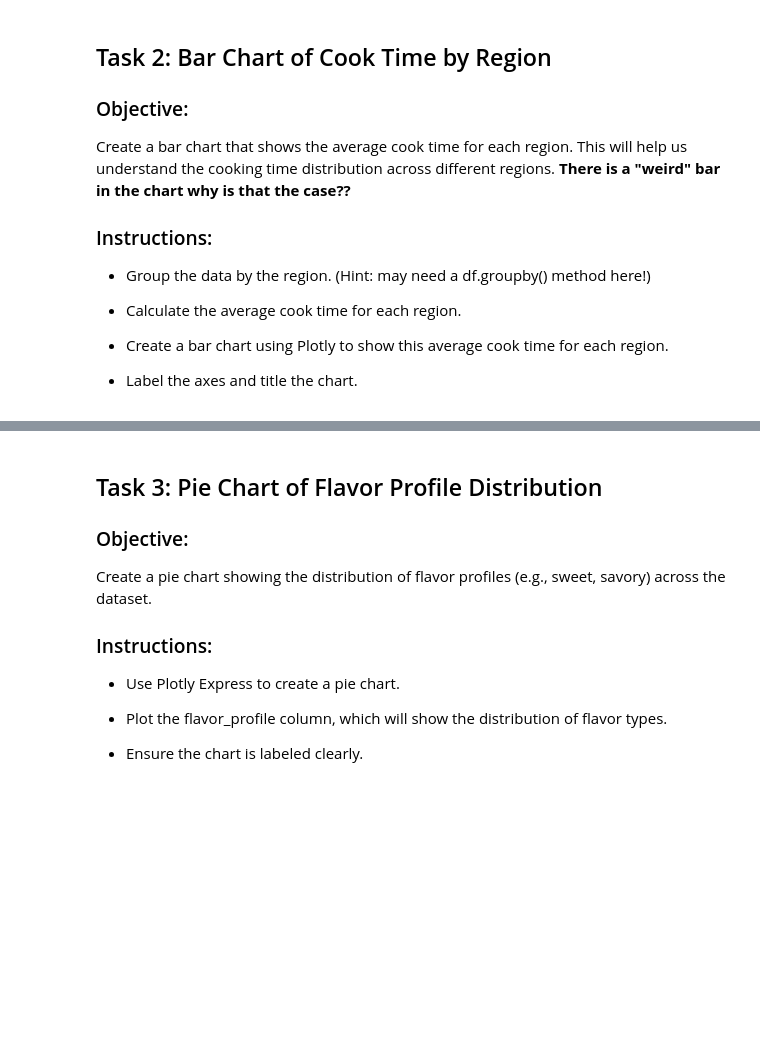
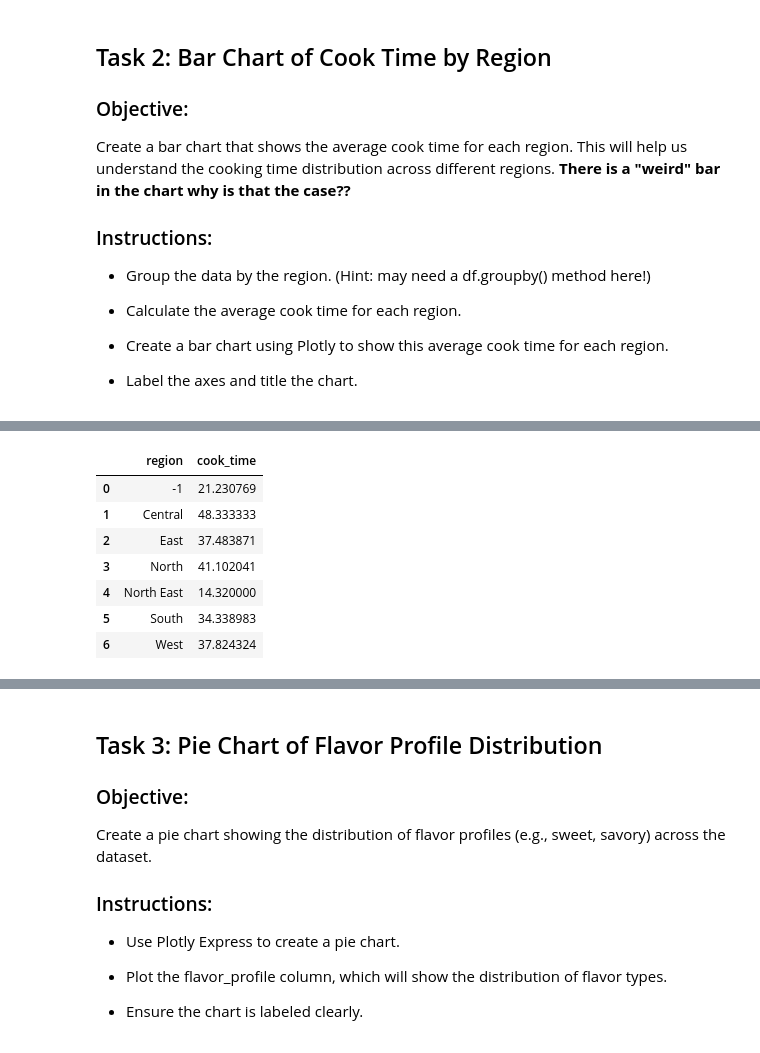
Before and after one commit to ro-the-creator/DA2025_Lectures, a Jupyter notebook: Mod2/DataChallenges/Plotly_STUDENT.ipynb, the cells around one changed output, grey strips where cells are left out. Drawn from its saved outputs; the diff is of its cells as text; code cells hidden in the pictures; blank space fills up the shorter version.

```diff
--- a/Mod2/DataChallenges/Plotly_STUDENT.ipynb
+++ b/Mod2/DataChallenges/Plotly_STUDENT.ipynb
@@ -59,10 +79,10 @@ Create a bar chart that shows the average cook time for each region. This will h
 # %%
 # Task 2: Create a bar chart showing the average cook time by region
 # Fill in the code to group by region and calculate the average cook time
-df_region_avg = df.groupby(None)[None].mean().reset_index()
+df_region_avg = df.groupby('region')['cook_time'].mean().reset_index()
 
 # Create the bar chart
-fig = None(df_region_avg, x=None, y=None, title="Average Cook Time by Region")
+fig = px.bar(df_region_avg, x='region', y='cook_time', title="Average Cook Time by Region")
 
 # Show the plot
-None
+fig.show()
@@ -68,0 +105,11 @@ None
+# %%
+df_region_avg
+# %% [output]
+|  | region | cook_time |
+| 0 | -1 | 21.230769 |
+| 1 | Central | 48.333333 |
+| 2 | East | 37.483871 |
+| 3 | North | 41.102041 |
+| 4 | North East | 14.320000 |
+| 5 | South | 34.338983 |
+| 6 | West | 37.824324 |
```
Also changed, not shown: parts of 10 cells of this notebook, 2 other files.
